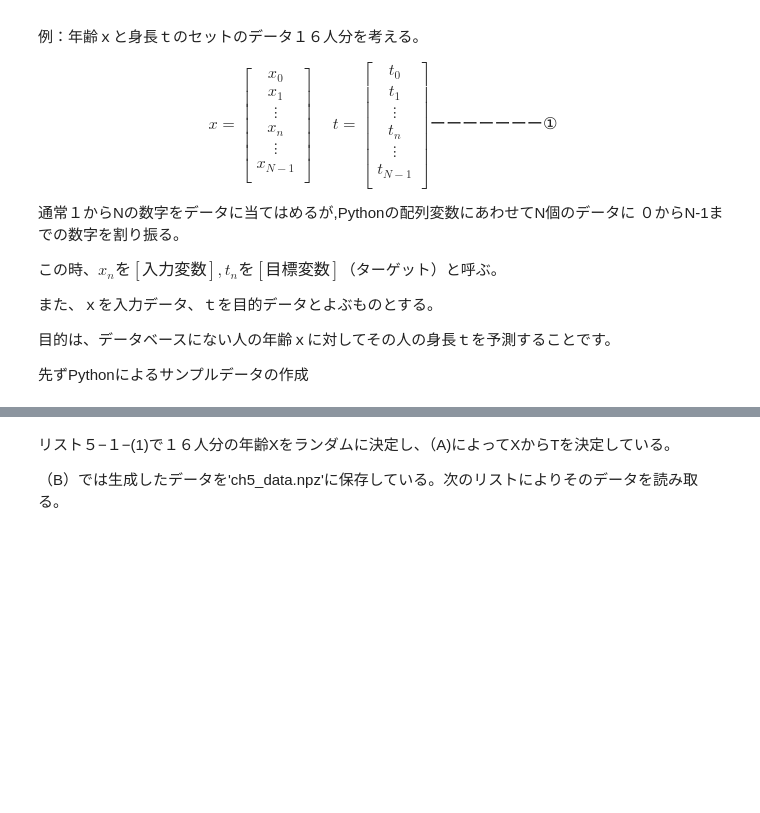
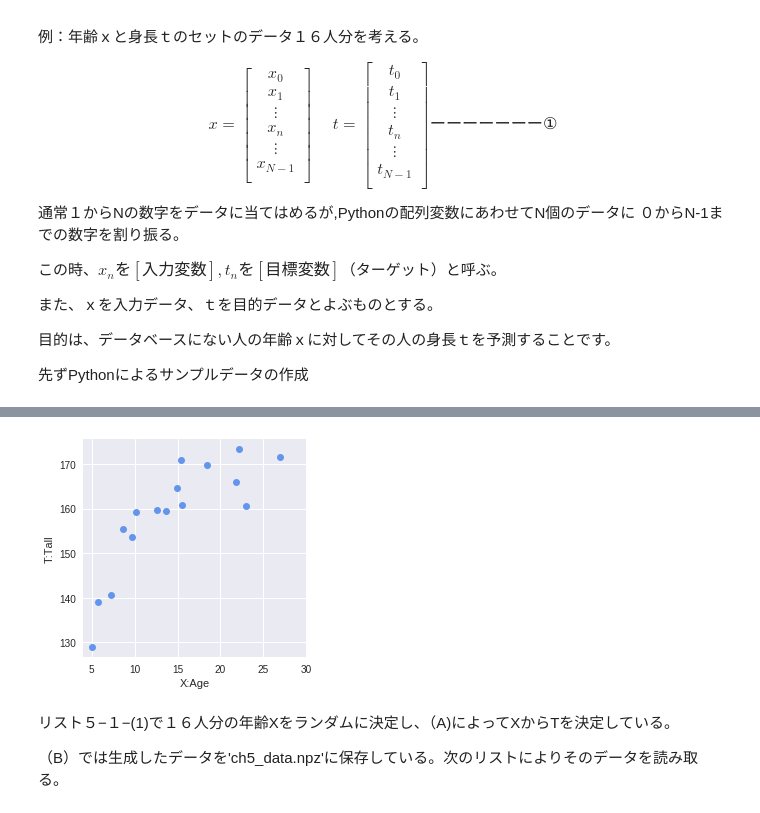
Before and after one commit to popcornjose/hello-world, a Jupyter notebook: 機械学習N5_1.ipynb, the cells around one changed output, grey strips where cells are left out. Saved outputs shown, nothing was run; the diff lists cells and outputs as text; code cells hidden in the pictures; blank space fills up the shorter version.

```diff
--- a/機械学習N5_1.ipynb
+++ b/機械学習N5_1.ipynb
@@ -66,14 +80,18 @@ print(np.round(T,2))     # Tの値を見る
 # %%
 # リスト　５−１−(5)
 
 # データのグラフ表示
 
 plt.figure(figsize=(4,4))
 plt.plot(X, T, marker='o', linestyle='None', markeredgecolor='black', color='cornflowerblue')
 
 plt.xlim(X_min, X_max)
 plt.grid(True)
+plt.xlabel('X:Age')
+plt.ylabel('T:Tall')
 plt.show()
+# %% [output]
+[figure, added]
 # %% [markdown]
 リスト５−１−(1)で１６人分の年齢Xをランダムに決定し、（A)によってXからTを決定している。
 
```
Also changed, not shown: parts of 12 cells of this notebook.
